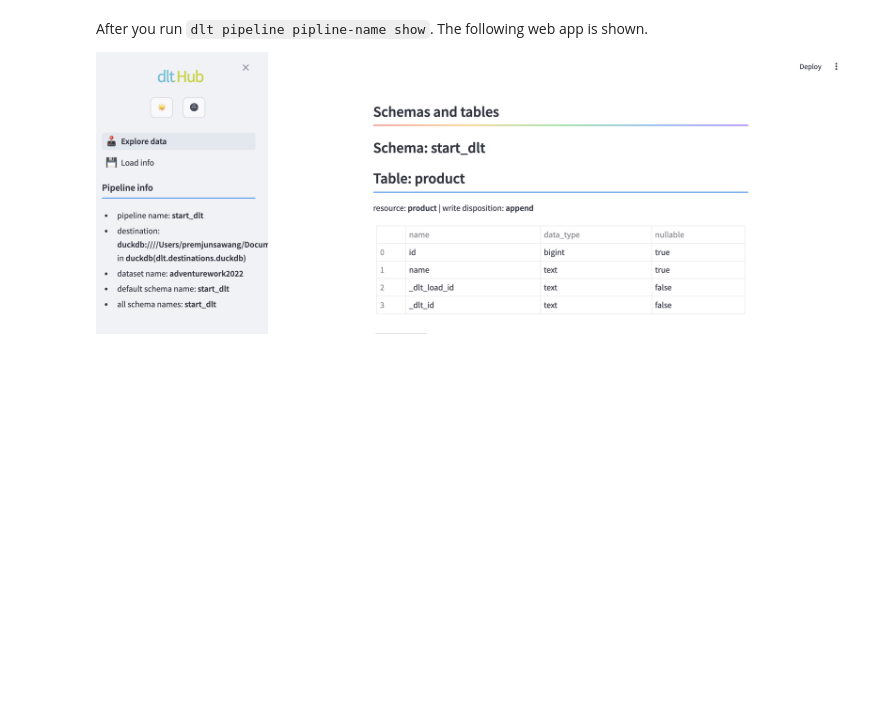
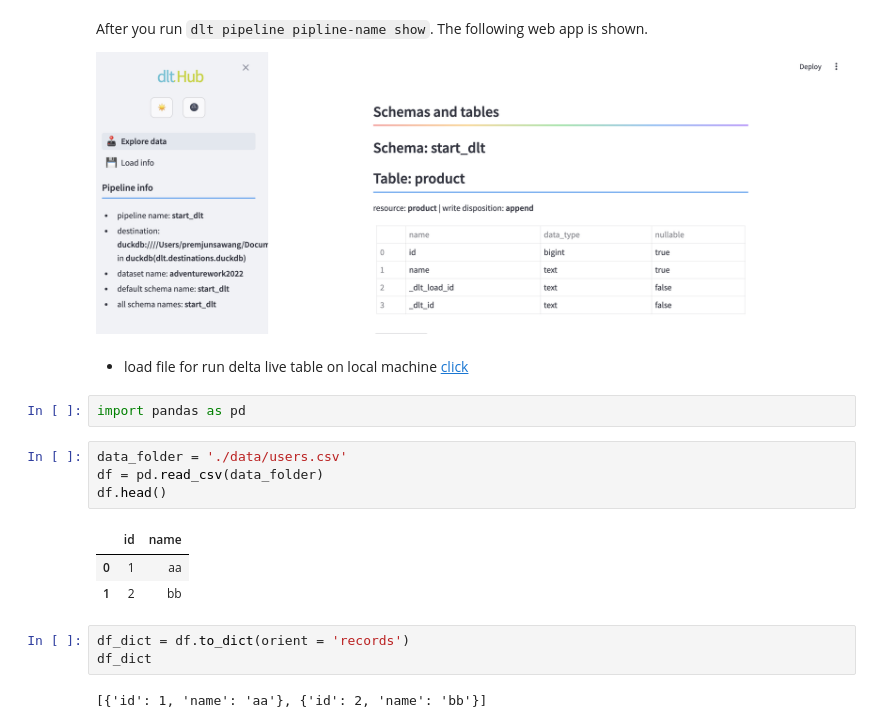
Before and after one commit to Prem-jun/DW_dlt_project, a Jupyter notebook: Readme.ipynb, the cells around one changed output. Drawn from its saved outputs; the diff is of its cells as text; blank space fills up the shorter version.

```diff
--- a/Readme.ipynb
+++ b/Readme.ipynb
@@ -132,3 +132,20 @@ For running the pipeline,
 After you run `dlt pipeline pipline-name show`.  The following web app is shown.
 
 ![fig1.png](attachment:fig1.png)
+# %% [markdown]
+- load file for run delta live table on local machine [click](https://github.com/delta-io/delta/releases/tag/v4.0.0-preview-rc2)
+# %%
+import pandas as pd
+# %%
+data_folder = './data/users.csv'
+df = pd.read_csv(data_folder)
+df.head()
+# %% [output]
+|  | id | name |
+| 0 | 1 | aa |
+| 1 | 2 | bb |
+# %%
+df_dict = df.to_dict(orient = 'records')
+df_dict
+# %% [output]
+[{'id': 1, 'name': 'aa'}, {'id': 2, 'name': 'bb'}]
```
Also changed, not shown: 5 other files.
